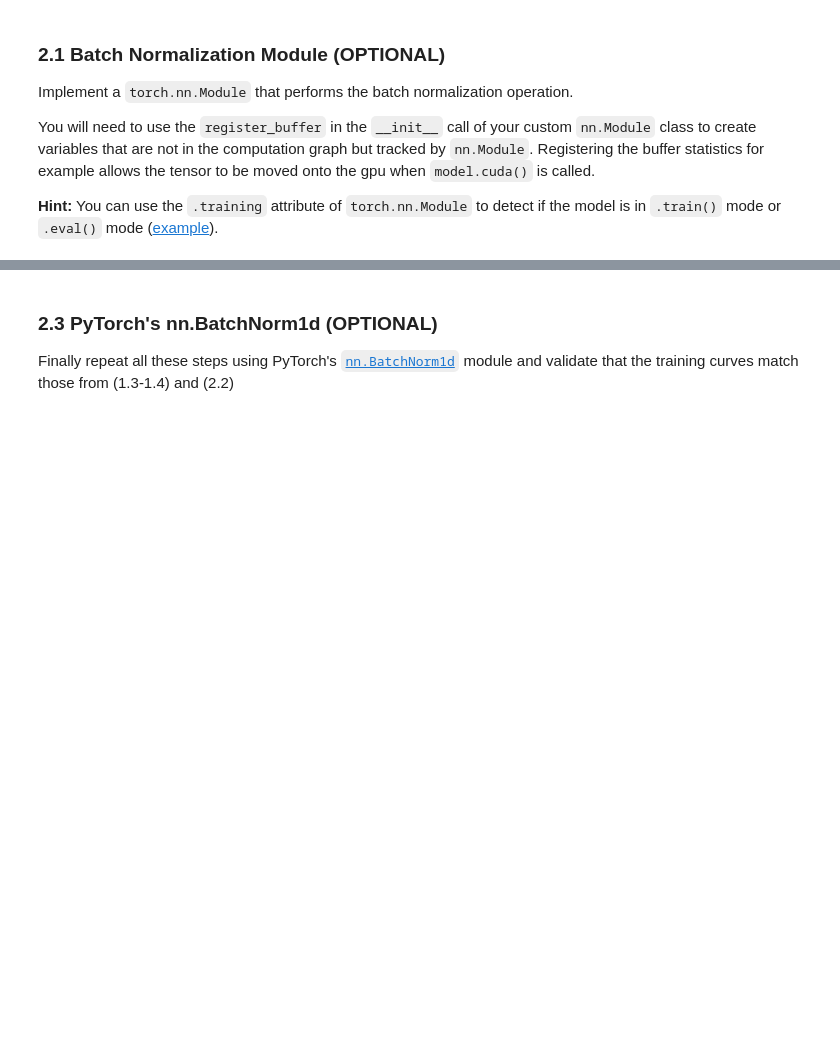
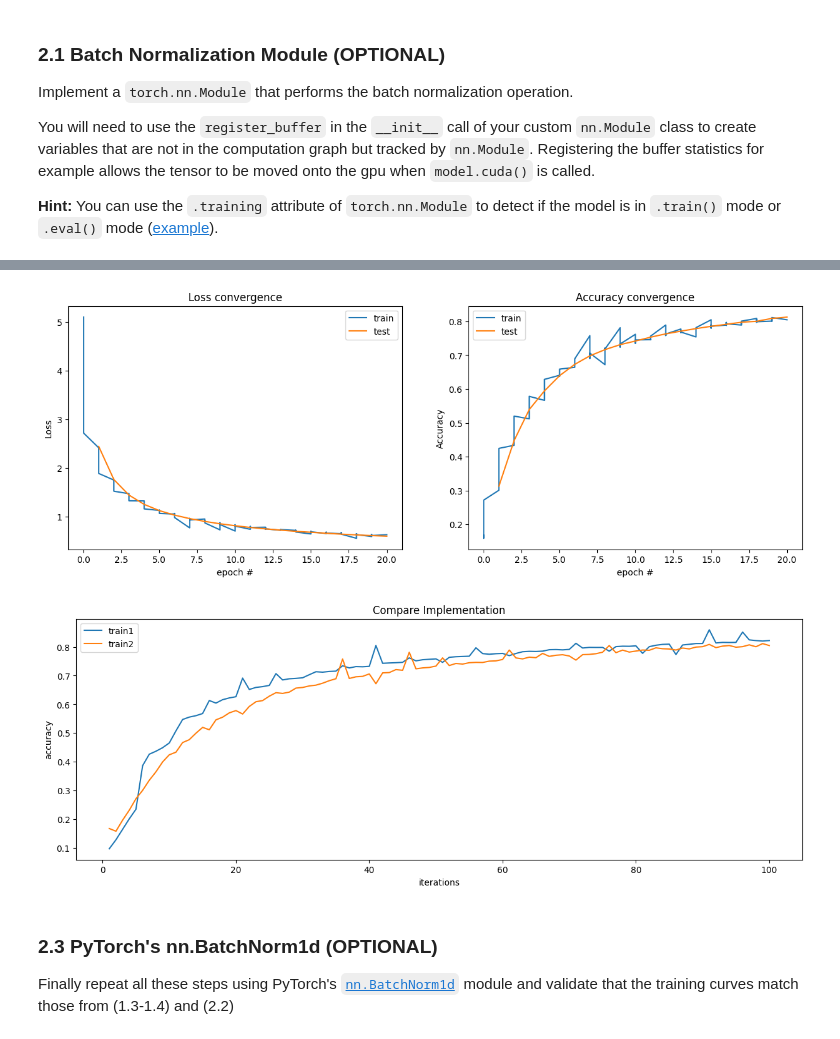
Before and after one commit to zxcej/COMP691_LABS, a Jupyter notebook: Johnson's_2023_Lab4_Ex.ipynb, the cells around one changed output, grey strips where cells are left out. Saved outputs shown, nothing was run; the diff lists cells and outputs as text; code cells hidden in the pictures; blank space fills up the shorter version.

```diff
--- a/Johnson's_2023_Lab4_Ex.ipynb
+++ b/Johnson's_2023_Lab4_Ex.ipynb
@@ -438,8 +606,8 @@ num_epochs = 20
 
 ### TODO: initialize the model and the optimizer
 ### Reminder: The running_mean and running_variance are not updated by gradient descent!
-model = None
-optimizer = None
+model = Model(h1_size, h2_size).to(device)
+optimizer = torch.optim.SGD(model.parameters(), lr=lr)
 
 train_losses = []
 train_accuracies = []
@@ -454,3 +622,5 @@ for epoch in range(num_epochs):
     test_loss, test_accuracy = test(model, test_loader)
     test_losses.append(test_loss)
     test_accuracies.append(test_accuracy)
+
+    print('Epoch: {}, Train Loss: {:.4f}, Train Accuracy: {:.4f}, Test Loss: {:.4f}, Test Accuracy: {:.4f}'.format(epoch+1, train_loss[-1], train_accuracy[-1], test_loss, test_accuracy))
@@ -459,3 +648,28 @@ for epoch in range(num_epochs):
+# %%
+### TODO: Visualize training curves
+train_acc_my_batchnorm = train_accuracies
+fig, ax = plt.subplots(1,2, figsize=(15,5))
+
+for ax, (data, train_data, test_data) in zip(ax, [("loss",train_losses,test_losses),("accuracy",train_accuracies,test_accuracies)]):
+    ax.plot(np.linspace(0,len(test_data), len(train_data)).astype(int), train_data, label="train")
+    ax.plot(np.arange(len(test_data))+1, test_data, label="test")
+    ax.set_xlabel("epoch #")
+    ax.legend()
+    ylabel = "Loss" if data == "loss" else "Accuracy"
+    ax.set_ylabel(ylabel)
+    ax.set_title( ylabel + " convergence")
+fig, ax = plt.subplots(1,1, figsize=(15,5))
+acc_history = train_track["acc"]
+ax.plot(np.arange(len(acc_history))+1, acc_history, label="train1")
+ax.plot(np.arange(len(train_accuracies))+1, train_accuracies, label="train2")
+ax.set_xlabel("iterations")
+ax.set_ylabel("accuracy")
+ax.legend()
+ax.set_title("Compare Implementation")
+plt.show()
+# %% [output]
+[figure, added]
+[figure, added]
 # %% [markdown]
 ### 2.3 PyTorch's nn.BatchNorm1d **(OPTIONAL)**
 Finally repeat all these steps using PyTorch's [`nn.BatchNorm1d`](https://pytorch.org/docs/stable/generated/torch.nn.BatchNorm1d.html) module and validate that the training curves match those from (1.3-1.4) and (2.2)
```
Also changed, not shown: parts of 16 cells of this notebook.
